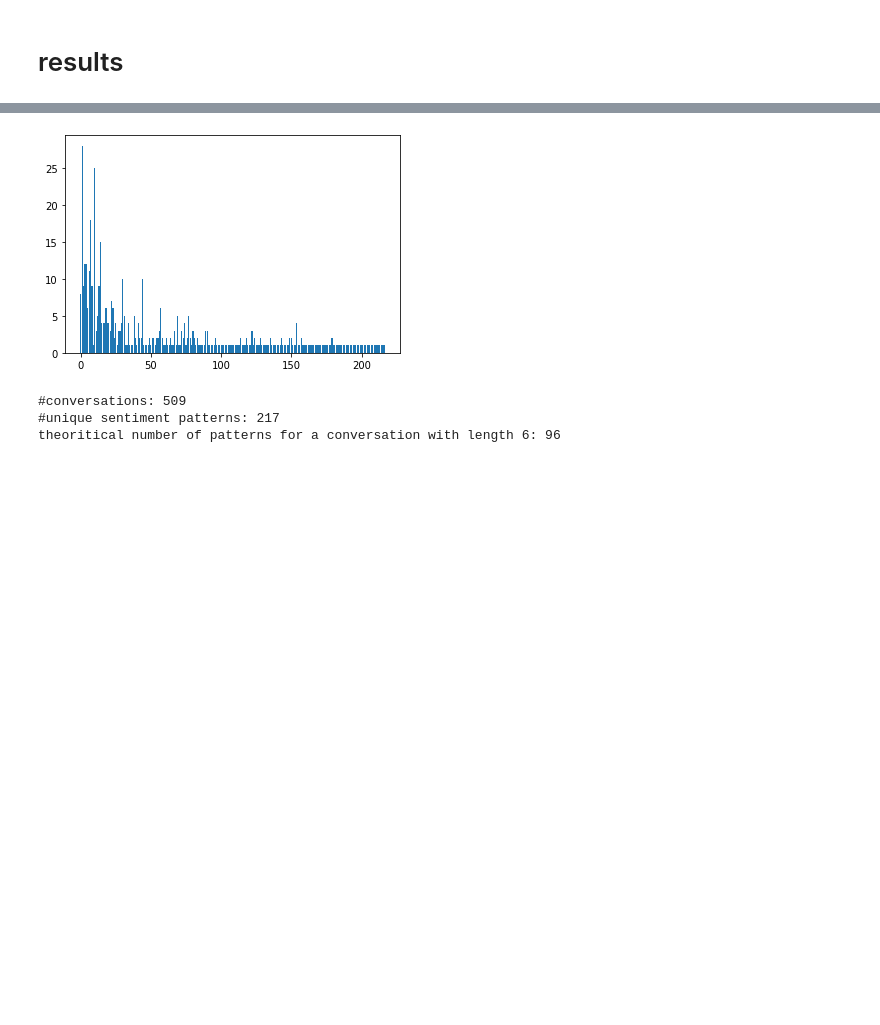
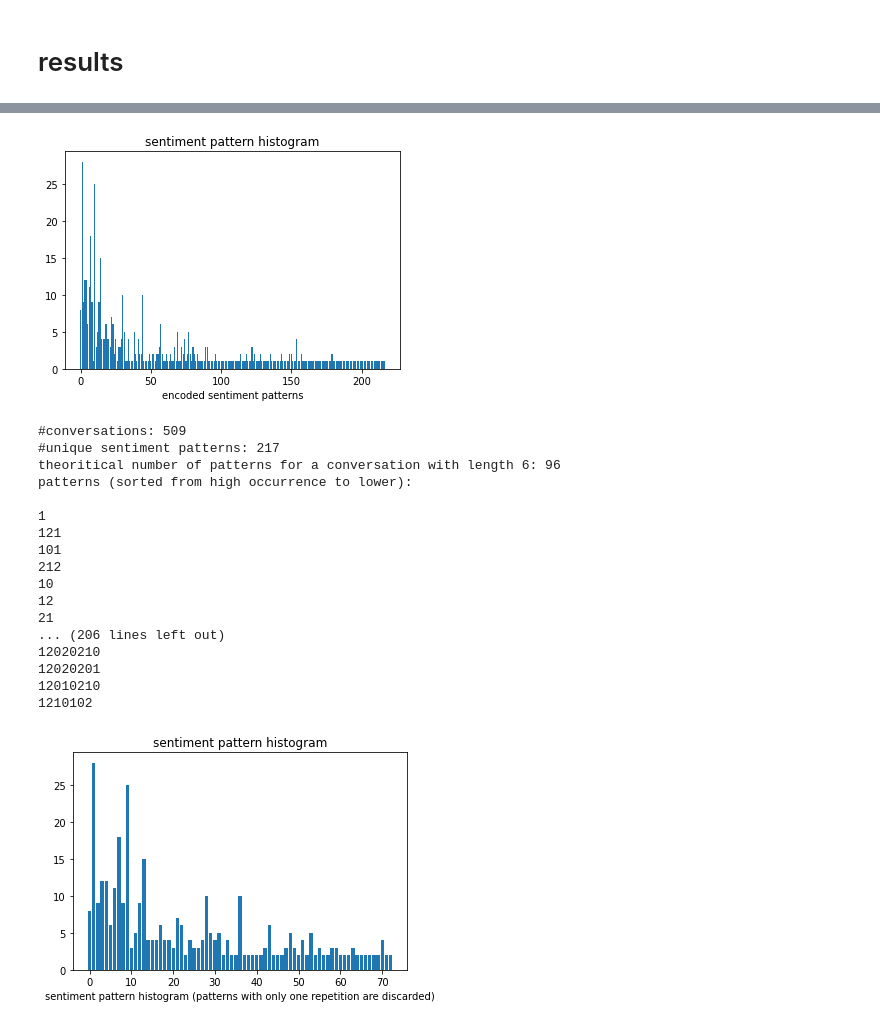
Before and after one commit to amys4932/Deep-learning, a Jupyter notebook: project/DL_project.ipynb, the cells around one changed output, grey strips where cells are left out. Drawn from its saved outputs; the diff is of its cells as text; code cells hidden in the pictures; blank space fills up the shorter version.

```diff
--- a/project/DL_project.ipynb
+++ b/project/DL_project.ipynb
@@ -198,15 +244,10 @@ length std.: 2.9820842533427196
 # %%
 # conversation length (number of images) distribution
-hist = np.histogram(conversation_length, np.arange(1, conversation_length.max()+2))   # a conversation with length k is repeated k times in this list.
-rng = np.arange(1, conversation_length.max()+1)
-temp = hist[0]/rng
-
-plt.bar(rng, temp, width = 0.4)
-plt.xlabel('#images')
+unique, counts = np.unique(conversation_length, return_counts=True)
+plt.bar(unique, counts)
+plt.xlabel('word length')
 plt.show()
 
-mean = (temp*rng).sum()/temp.sum()
-std = np.sqrt((temp*rng**2).sum()/temp.sum() - mean**2)
-print(f"conversation length mean: {mean}")
-print(f"conversation length std.: {std}")
+print(f"conversation length mean: {conversation_length.mean()}")
+print(f"conversation length std.: {conversation_length.std()}")
 # %% [output]
@@ -257,20 +298,58 @@ length std.: 2.8911043651923327
 # %%
 # sentiment temporal pattern
 
 pattern = []
+pattern_list = []
 for n_conversation in range(len(test_data.img_index)):
     sentiment_pattern = test_data.sentiment[test_data.img_index[n_conversation]]
     temp = np.diff(np.concatenate([[-1], np.array(sentiment_pattern)]))
     temp = sentiment_pattern[temp!=0]
+    pattern_list.append(temp)
     pattern.append(np.array([temp[i]*3**i for i in range(len(temp))]).sum()) # we can imagine a string of 0,1,2 numbers (sentiment_pattern) as a base 3 number and convert it to a decimal for easier representation
 
 unique, counts = np.unique(pattern, return_counts=True)
 plt.bar(np.arange(len(counts)), counts)
+plt.xlabel('encoded sentiment patterns')
+plt.title('sentiment pattern histogram')
 plt.show()
 
 print('#conversations:', len(pattern), '\n#unique sentiment patterns:', len(set(pattern)), '\ntheoritical number of patterns for a conversation with length 6:', 3*2**5)
+
+temp = unique[np.argsort(counts)][::-1]
+print('patterns (sorted from high occurrence to lower):\n')
+for i in range(len(counts)):
+  print(np.base_repr(temp[i],3))
+
+
+pattern2 = []
+for n_conversation in range(len(test_data.img_index)):
+    sentiment_pattern = test_data.sentiment[test_data.img_index[n_conversation]]
+    temp = np.diff(np.concatenate([[-1], np.array(sentiment_pattern)]))
+    temp = sentiment_pattern[temp!=0]
+    pattern2.append(np.array([temp[i]*3**i for i in range(len(temp))]).sum()) # we can imagine a string of 0,1,2 numbers (sentiment_pattern) as a base 3 number and convert it to a decimal for easier representation
+
+unique, counts = np.unique(pattern2, return_counts=True)
+plt.bar(np.arange(len(counts[counts>1])), counts[counts>1])
+plt.xlabel('sentiment pattern histogram (patterns with only one repetition are discarded)')
+plt.title('sentiment pattern histogram')
+plt.show()
 # %% [output]
-[figure, old version]
+[figure, new version]
 #conversations: 509
 #unique sentiment patterns: 217
 theoritical number of patterns for a conversation with length 6: 96
+patterns (sorted from high occurrence to lower):
+
+1
+121
+101
+212
+10
+12
+21
+... (206 lines left out)
+12020210
+12020201
+12010210
+1210102
+[figure, added]
```
Also changed, not shown: parts of 13 cells of this notebook.
